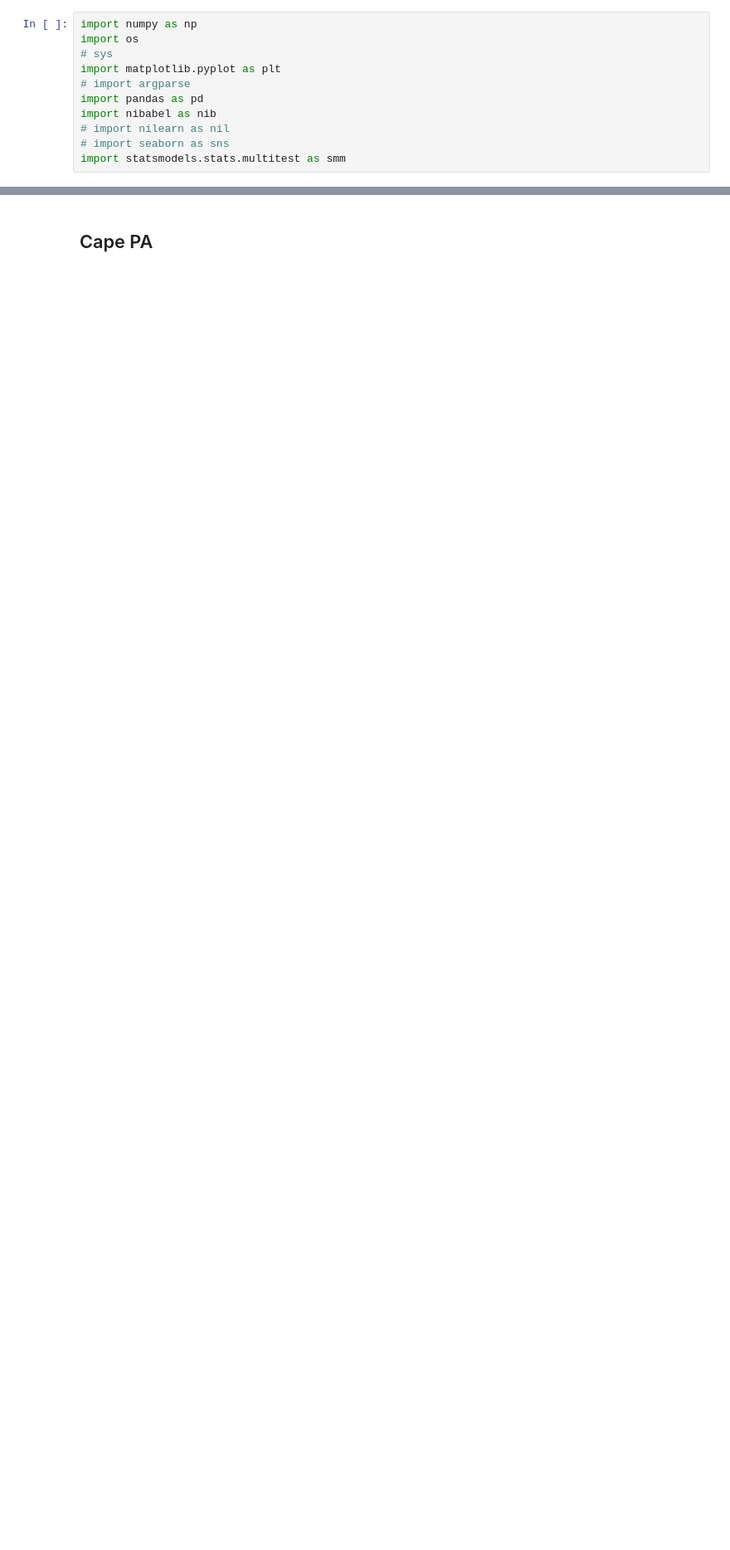
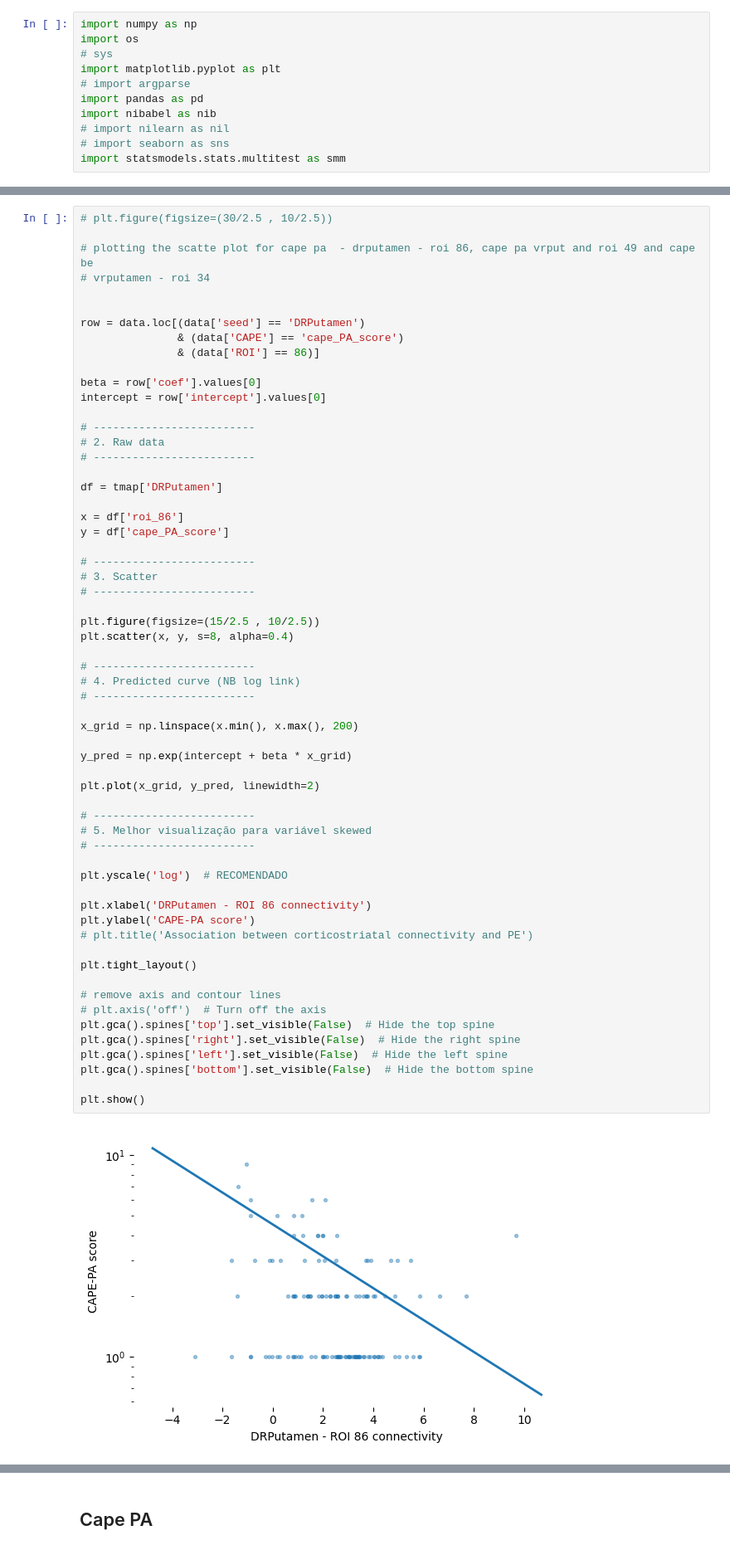
Before and after one commit to angeloodr/INPD-neuroimage-cape, a Jupyter notebook: code/plotting_second_level_results.ipynb, the cells around one changed output, grey strips where cells are left out. Shown at 83% size. Drawn from its saved outputs; the diff is of its cells as text; blank space fills up the shorter version.

```diff
--- a/code/plotting_second_level_results.ipynb
+++ b/code/plotting_second_level_results.ipynb
@@ -121,3 +71,65 @@ plt.show()
+# %%
+# plt.figure(figsize=(30/2.5 , 10/2.5))
+
+# plotting the scatte plot for cape pa  - drputamen - roi 86, cape pa vrput and roi 49 and cape be
+# vrputamen - roi 34
+
+
+row = data.loc[(data['seed'] == 'DRPutamen')
+               & (data['CAPE'] == 'cape_PA_score')
+               & (data['ROI'] == 86)]
+
+beta = row['coef'].values[0]
+intercept = row['intercept'].values[0]
+
+# -------------------------
+# 2. Raw data
+# -------------------------
+
+df = tmap['DRPutamen']
+
+x = df['roi_86']
+y = df['cape_PA_score']
+
+# -------------------------
+# 3. Scatter
+# -------------------------
+
+plt.figure(figsize=(15/2.5 , 10/2.5))
+plt.scatter(x, y, s=8, alpha=0.4)
+
+# -------------------------
+# 4. Predicted curve (NB log link)
+# -------------------------
+
+x_grid = np.linspace(x.min(), x.max(), 200)
+
+y_pred = np.exp(intercept + beta * x_grid)
+
+plt.plot(x_grid, y_pred, linewidth=2)
+
+# -------------------------
+# 5. Melhor visualização para variável skewed
+# -------------------------
+
+plt.yscale('log')  # RECOMENDADO
+
+plt.xlabel('DRPutamen - ROI 86 connectivity')
+plt.ylabel('CAPE-PA score')
+# plt.title('Association between corticostriatal connectivity and PE')
+
+plt.tight_layout()
+
+# remove axis and contour lines
+# plt.axis('off')  # Turn off the axis
+plt.gca().spines['top'].set_visible(False)  # Hide the top spine
+plt.gca().spines['right'].set_visible(False)  # Hide the right spine
+plt.gca().spines['left'].set_visible(False)  # Hide the left spine
+plt.gca().spines['bottom'].set_visible(False)  # Hide the bottom spine
+
+plt.show()
+# %% [output]
+[figure, added]
 # %%
 #create plots witt the t maps of the salience and default values in the brain
 from templateflow.api import get
```
Also changed, not shown: parts of 4 cells of this notebook, 2 other files.
